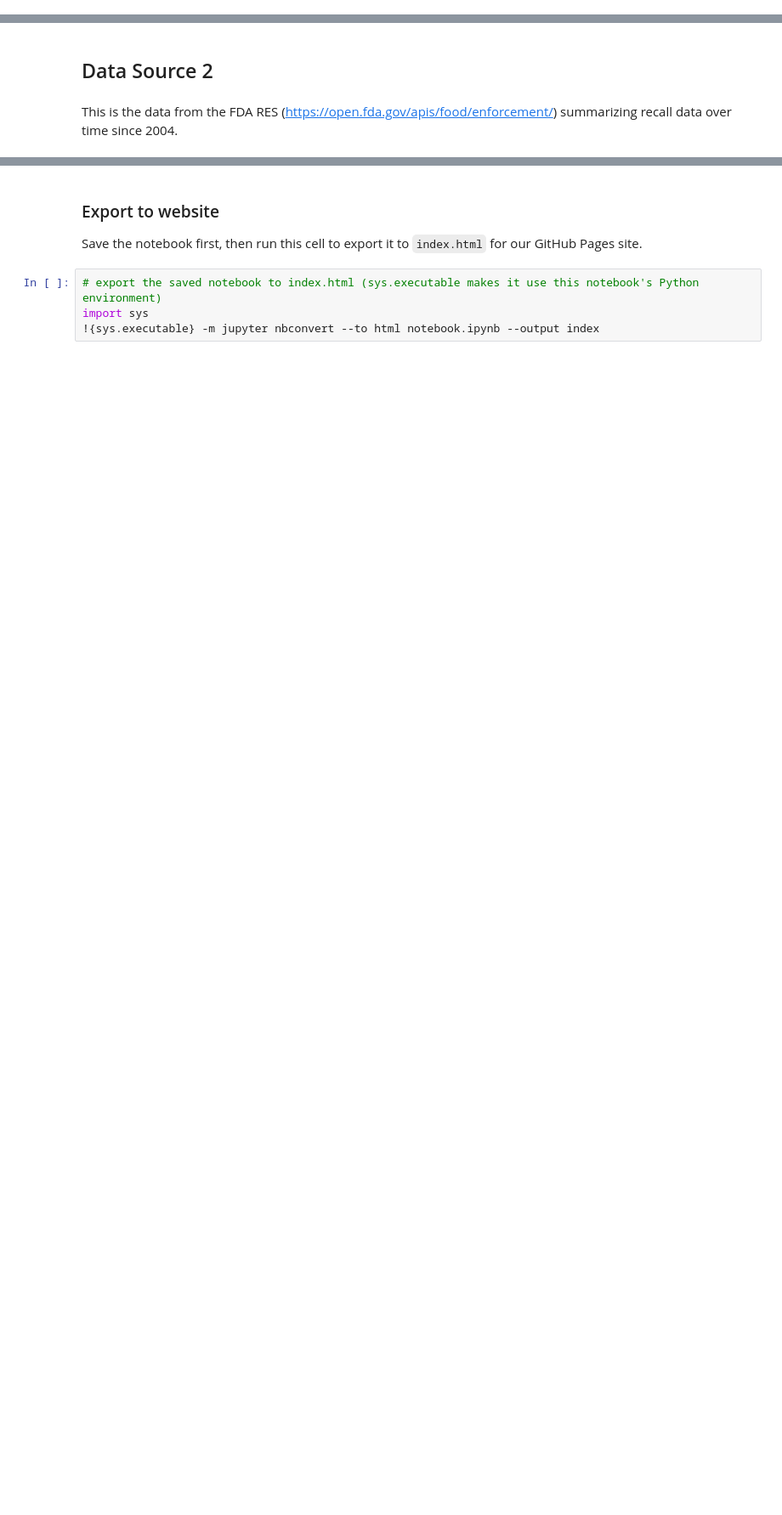
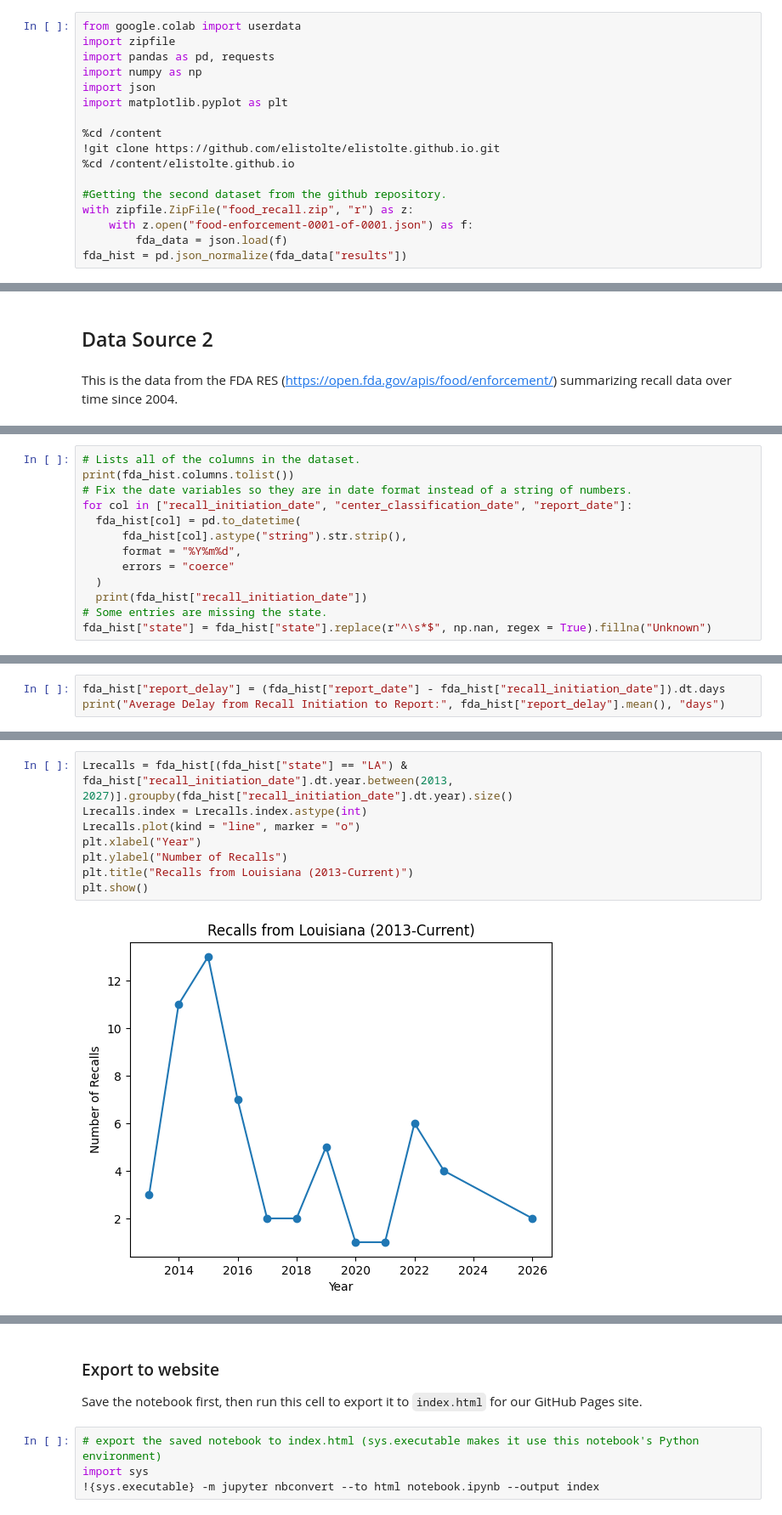
Before and after one commit to elistolte/elistolte.github.io, a Jupyter notebook: notebook.ipynb, the cells around one changed output, grey strips where cells are left out. Shown at 85% size. Saved outputs shown, nothing was run; the diff lists cells and outputs as text; blank space fills up the shorter version.

Commit message:
Added second data set with ETL

```diff
--- a/notebook.ipynb
+++ b/notebook.ipynb
@@ -34,0 +19,17 @@ I am starting the ETL with the food recall dataset. This is by far the smallest
+# %%
+from google.colab import userdata
+import zipfile
+import pandas as pd, requests
+import numpy as np
+import json
+import matplotlib.pyplot as plt
+
+%cd /content
+!git clone https://github.com/elistolte/elistolte.github.io.git
+%cd /content/elistolte.github.io
+
+#Getting the second dataset from the github repository.
+with zipfile.ZipFile("food_recall.zip", "r") as z:
+    with z.open("food-enforcement-0001-of-0001.json") as f:
+        fda_data = json.load(f)
+fda_hist = pd.json_normalize(fda_data["results"])
@@ -212,0 +225,13 @@ RES = pd.json_normalize(requests.get("https://dailyfoodrecalls.com/api/recalls.j
+# %%
+# Lists all of the columns in the dataset.
+print(fda_hist.columns.tolist())
+# Fix the date variables so they are in date format instead of a string of numbers.
+for col in ["recall_initiation_date", "center_classification_date", "report_date"]:
+  fda_hist[col] = pd.to_datetime(
+      fda_hist[col].astype("string").str.strip(),
+      format = "%Y%m%d",
+      errors = "coerce"
+  )
+  print(fda_hist["recall_initiation_date"])
+# Some entries are missing the state.
+fda_hist["state"] = fda_hist["state"].replace(r"^\s*$", np.nan, regex = True).fillna("Unknown")
@@ -212,0 +317,3 @@ RES = pd.json_normalize(requests.get("https://dailyfoodrecalls.com/api/recalls.j
+# %%
+fda_hist["report_delay"] = (fda_hist["report_date"] - fda_hist["recall_initiation_date"]).dt.days
+print("Average Delay from Recall Initiation to Report:", fda_hist["report_delay"].mean(), "days")
@@ -213,3 +324,13 @@ RES = pd.json_normalize(requests.get("https://dailyfoodrecalls.com/api/recalls.j
+# %%
+Lrecalls = fda_hist[(fda_hist["state"] == "LA") & fda_hist["recall_initiation_date"].dt.year.between(2013, 2027)].groupby(fda_hist["recall_initiation_date"].dt.year).size()
+Lrecalls.index = Lrecalls.index.astype(int)
+Lrecalls.plot(kind = "line", marker = "o")
+plt.xlabel("Year")
+plt.ylabel("Number of Recalls")
+plt.title("Recalls from Louisiana (2013-Current)")
+plt.show()
+# %% [output]
+[figure, added]
 # %% [markdown]
 ### Next steps
 
```
Also changed, not shown: parts of 24 cells of this notebook.
